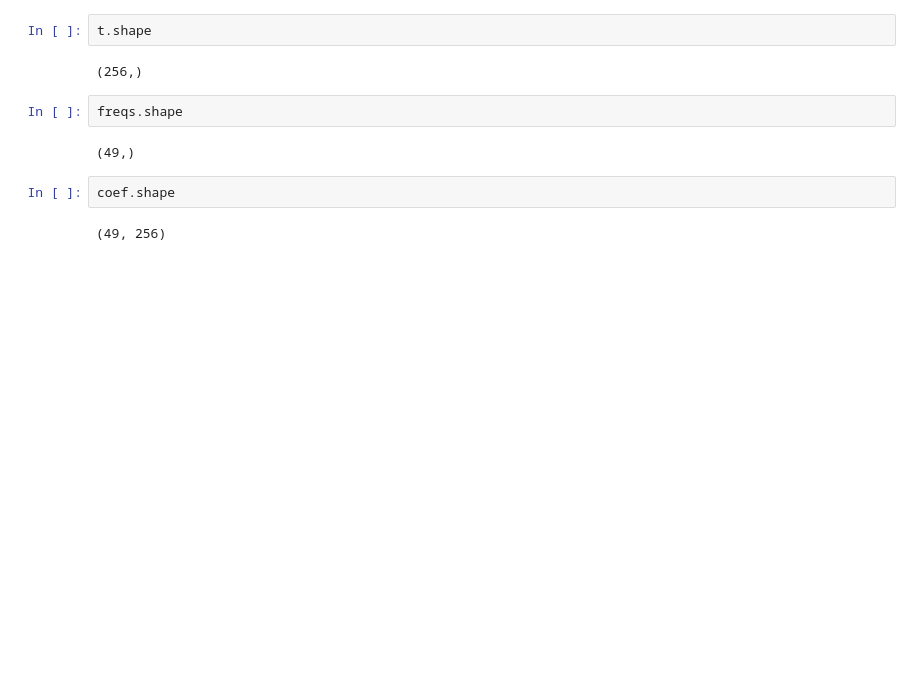
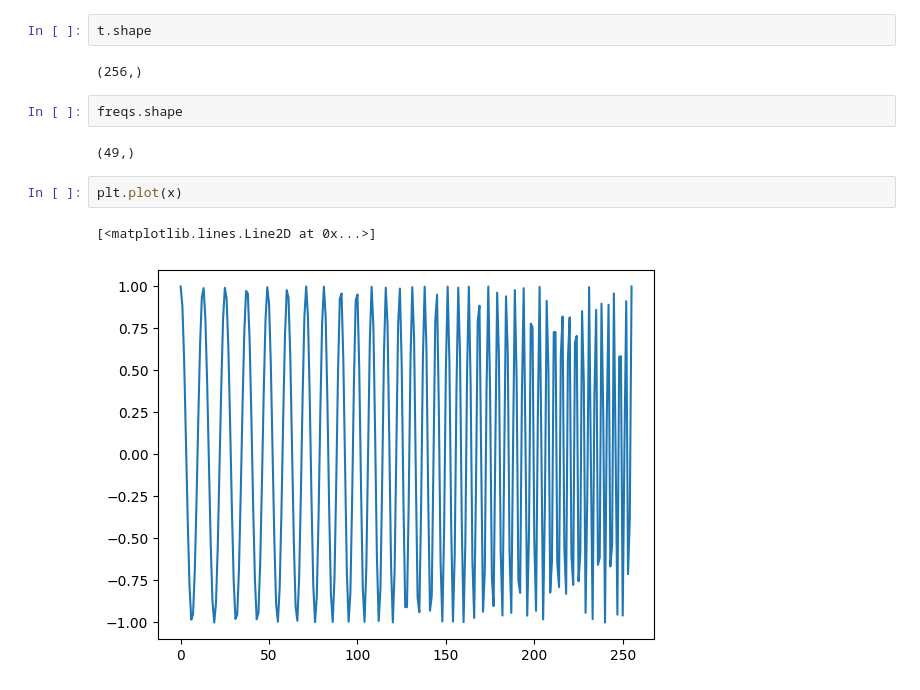
Before and after one commit to CaffineAddic/Wavelet_transforms_in_schlieren_flame_images, a Jupyter notebook: Wavelet_transform_german.ipynb, the cells around one changed output. Saved outputs shown, nothing was run; the diff lists cells and outputs as text; blank space fills up the shorter version.

```diff
--- a/Wavelet_transform_german.ipynb
+++ b/Wavelet_transform_german.ipynb
@@ -273,7 +254,8 @@ t.shape
 freqs.shape
 # %% [output]
 (49,)
-# %%
-coef.shape
-# %% [output]
-(49, 256)
+# %%
+plt.plot(x)
+# %% [output]
+[<matplotlib.lines.Line2D at 0x...>]
+[figure, added]
```
Also changed, not shown: parts of 3 cells of this notebook, 2 other files.
